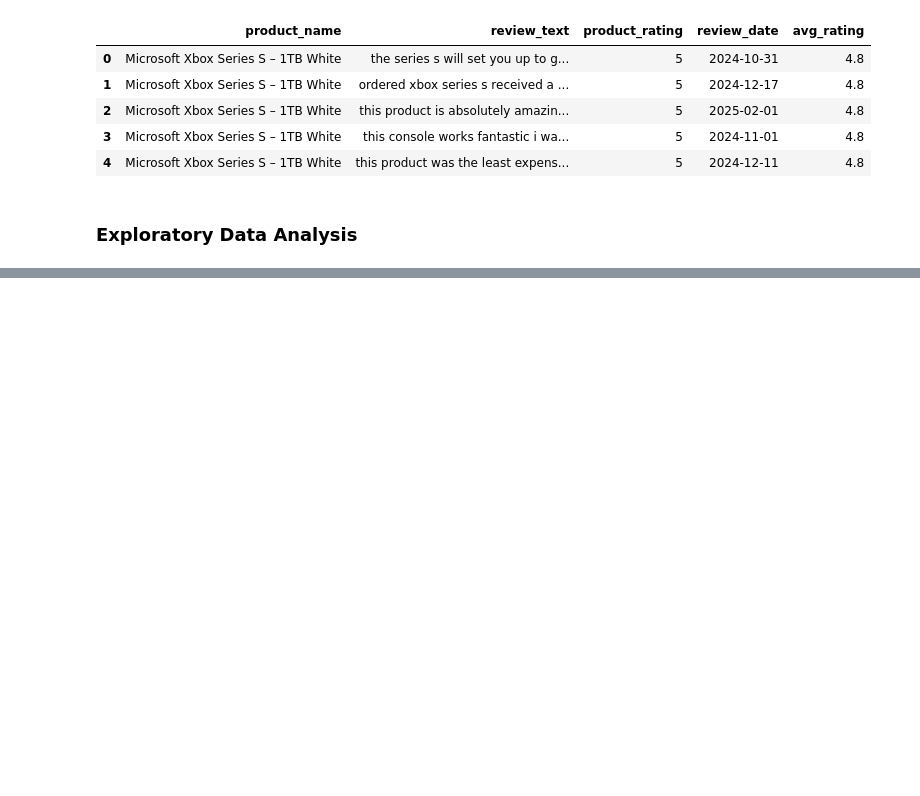
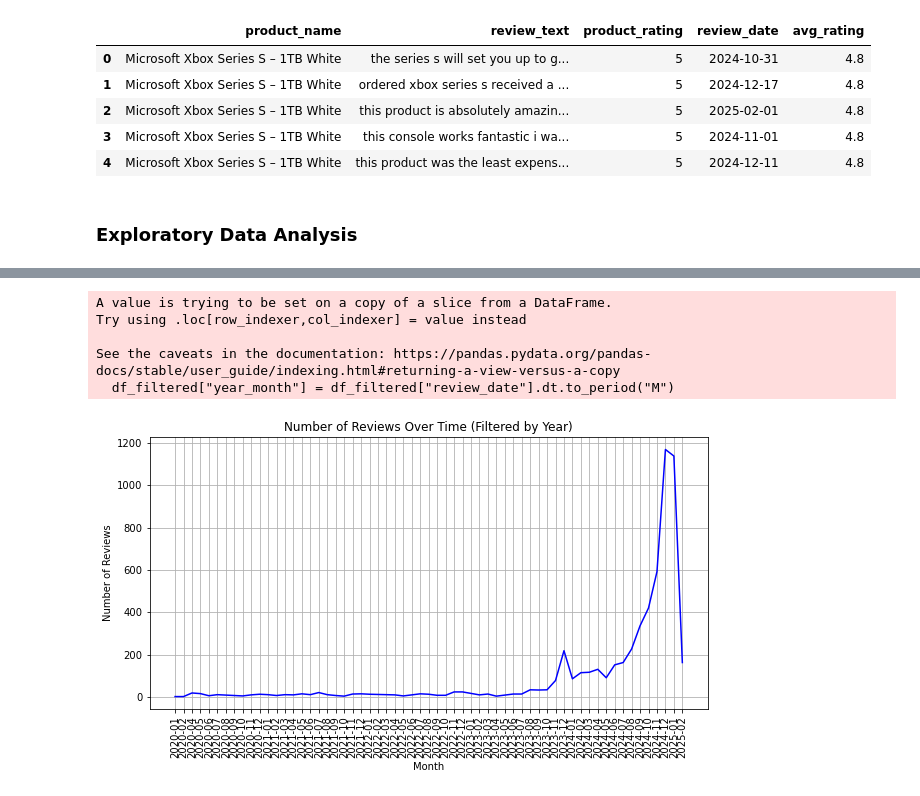
Before and after one commit to Masinde10/Group3-Phase5-Project, a Jupyter notebook: Sentiment Analysis.ipynb, the cells around one changed output, grey strips where cells are left out. Drawn from its saved outputs; the diff is of its cells as text; code cells hidden in the pictures; blank space fills up the shorter version.

```diff
--- a/Sentiment Analysis.ipynb
+++ b/Sentiment Analysis.ipynb
@@ -225,0 +297,4 @@ df.head()
+# %%
+# Apply the clean_text function to each value in the 'review_text' column
+# Store the cleaned text in a new column called 'cleaned_reviews
+df['cleaned_reviews'] = df['review_text'].apply(clean_text)
@@ -225,0 +378,39 @@ df.head()
+# %%
+# Convert review_date to datetime format
+df["review_date"] = pd.to_datetime(df["review_date"])
+
+# Define the valid year range
+min_year = 2020
+max_year = 2025
+
+# Extract year and filter data
+df["year"] = df["review_date"].dt.year
+df_filtered = df[(df["year"] >= min_year) & (df["year"] <= max_year)]
+
+# Extract year-month for
+# Extract year-month for grouping
+df_filtered["year_month"] = df_filtered["review_date"].dt.to_period("M")
+
+# Count reviews per month
+reviews_per_month = df_filtered["year_month"].value_counts().sort_index()
+
+# Plot the line graph
+plt.figure(figsize=(10,5))
+plt.plot(reviews_per_month.index.astype(str), reviews_per_month.values, linestyle="-", color="b")
+
+# Formatting
+plt.xticks(rotation=90)
+plt.xlabel("Month")
+plt.ylabel("Number of Reviews")
+plt.title("Number of Reviews Over Time (Filtered by Year)")
+plt.grid(True)
+
+# Show plot
+plt.show()
+# %% [output]
+A value is trying to be set on a copy of a slice from a DataFrame.
+Try using .loc[row_indexer,col_indexer] = value instead
+
+See the caveats in the documentation: https://pandas.pydata.org/pandas-docs/stable/user_guide/indexing.html#returning-a-view-versus-a-copy
+  df_filtered["year_month"] = df_filtered["review_date"].dt.to_period("M")
+[figure, added]
```
Also changed, not shown: parts of 29 cells of this notebook.
